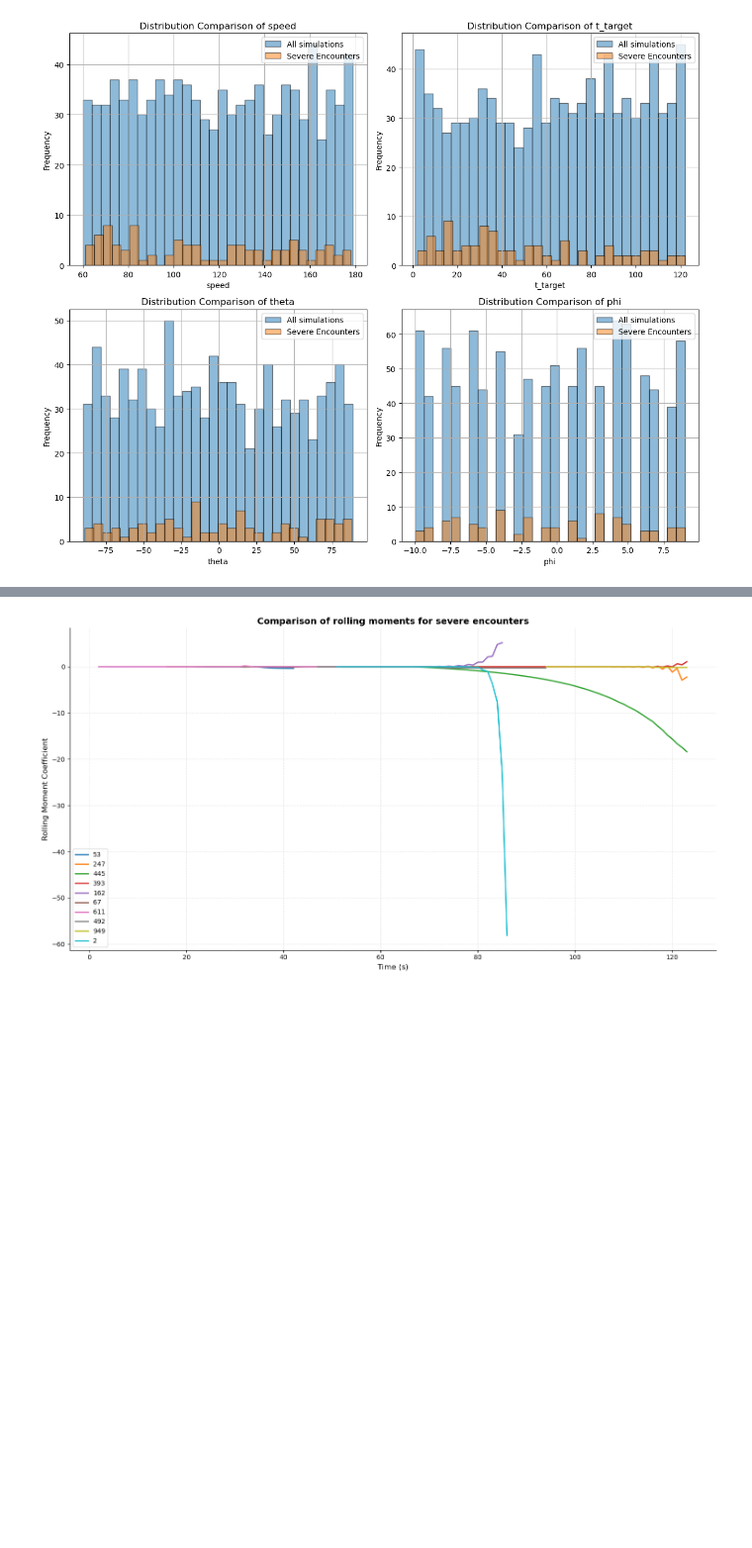
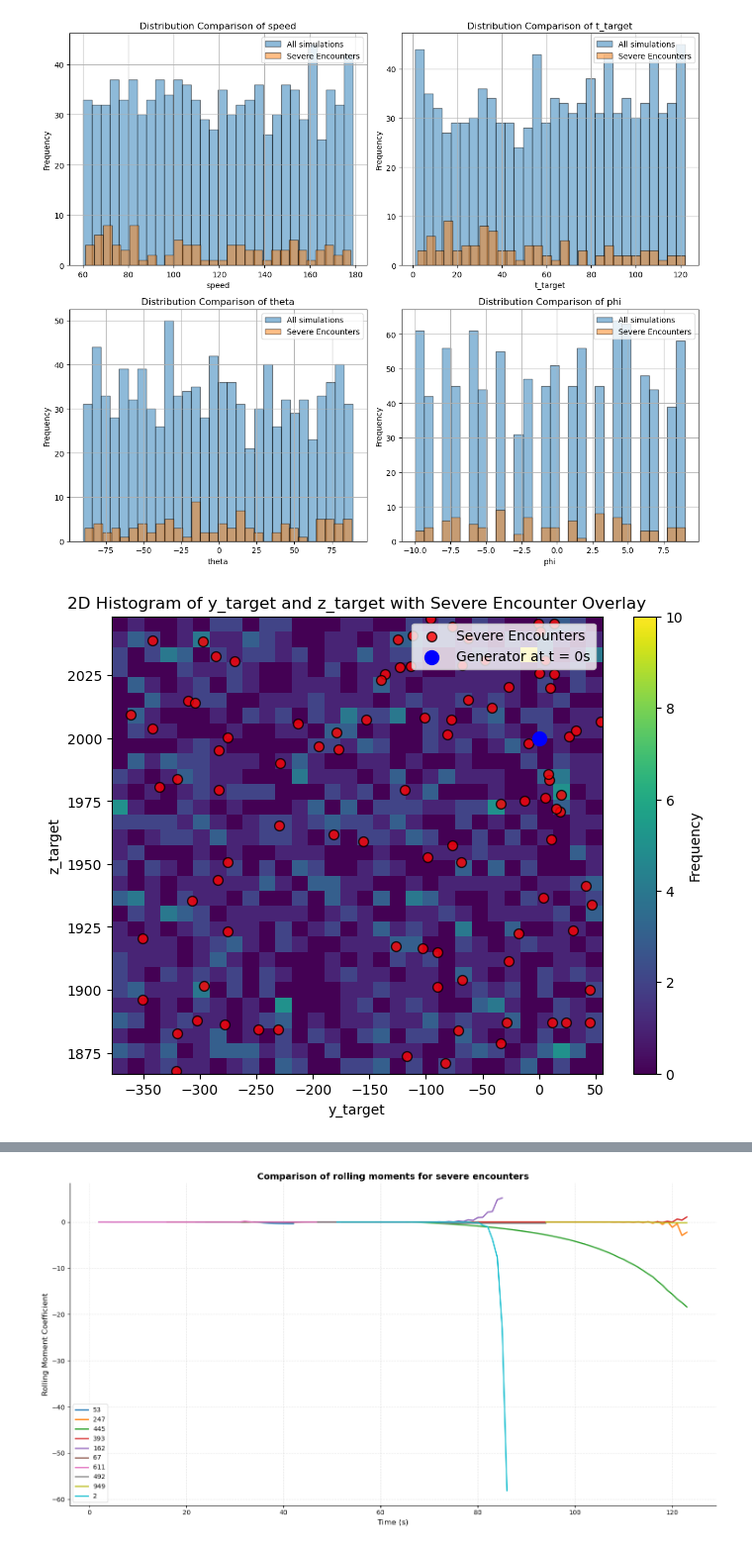
Before and after one commit to kruuZHAW/wake_encounter, a Jupyter notebook: run/analysis.ipynb, the cells around one changed output, grey strips where cells are left out. Shown at 99% size. Drawn from its saved outputs; the diff is of its cells as text; code cells hidden in the pictures; blank space fills up the shorter version.

Commit message:
simulation changes

```diff
--- a/run/analysis.ipynb
+++ b/run/analysis.ipynb
@@ -211,3 +214,42 @@ plt.tight_layout()
 plt.show()
 # %% [output]
 [figure]
+# %%
+if 'y_target' in aggregated_params.columns and 'z_target' in aggregated_params.columns:
+    plt.figure(figsize=(8, 6))
+
+    # 2D Histogram for All Simulations
+    plt.hist2d(
+        aggregated_params['y_target'],
+        aggregated_params['z_target'],
+        bins=30,
+        cmap='viridis'
+    )
+    plt.colorbar(label='Frequency')
+    plt.title('2D Histogram of y_target and z_target with Severe Encounter Overlay')
+    plt.xlabel('y_target')
+    plt.ylabel('z_target')
+    plt.grid(False)
+
+    # Scatter plot for Severe Encounters
+    if 'y_target' in severe_encounter.columns and 'z_target' in severe_encounter.columns:
+        plt.scatter(
+            severe_encounter['y_target'],
+            severe_encounter['z_target'],
+            color='red',
+            label='Severe Encounters',
+            s=50,
+            alpha=0.8,
+            edgecolor='black'
+        )
+
+    # Mark the generator position
+    plt.scatter(0, 2000, color='blue', label='Generator at t = 0s', s=100)
+
+    # Add legend
+    plt.legend(loc='upper right')
+    plt.show()
+else:
+    print("Columns 'y_target' and/or 'z_target' not found in dataframe.")
+# %% [output]
+[figure, added]
```
Also changed, not shown: parts of 12 cells of this notebook, 3 other files.
